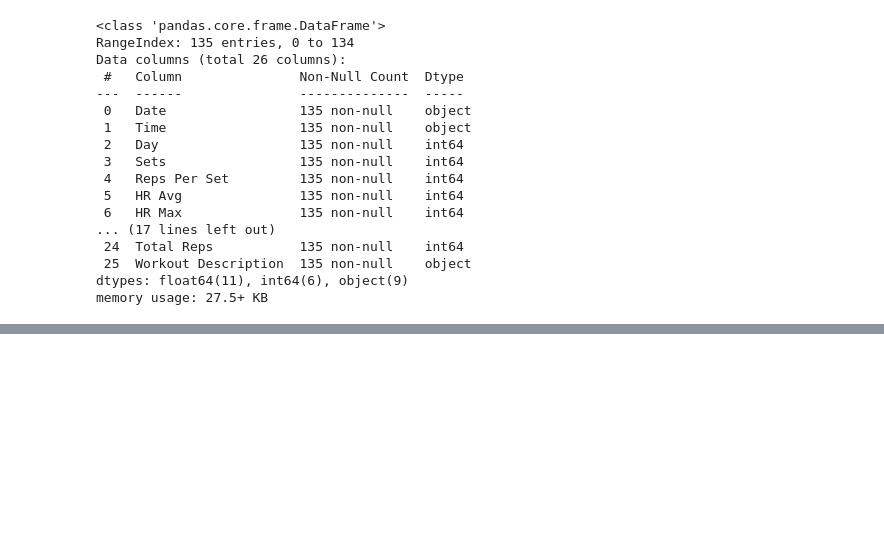
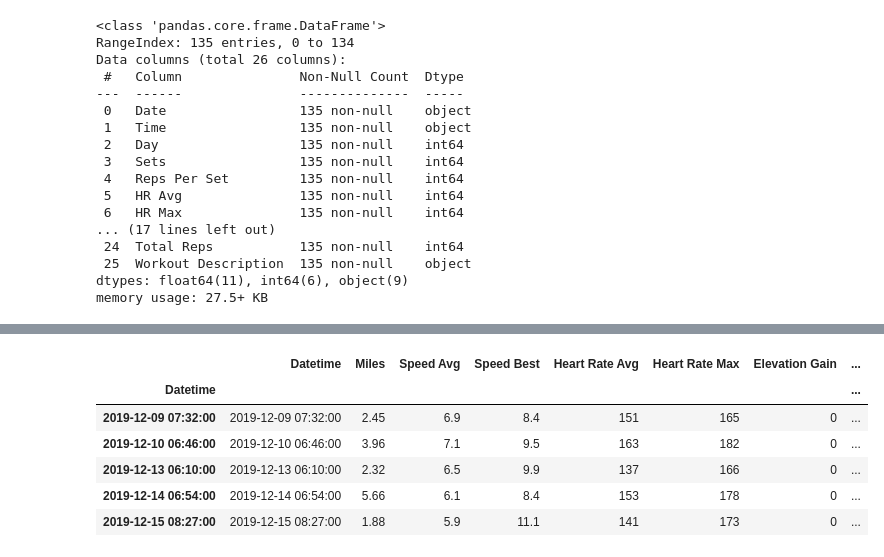
Before and after one commit to dansarmiento/ColaboratoryNotebooks, a Jupyter notebook: PlotlywithJupyterDash.ipynb, the cells around one changed output, grey strips where cells are left out. Drawn from its saved outputs; the diff is of its cells as text; code cells hidden in the pictures; blank space fills up the shorter version.

```diff
--- a/PlotlywithJupyterDash.ipynb
+++ b/PlotlywithJupyterDash.ipynb
@@ -114,3 +123,10 @@ app.layout = html.Div([dcc.Graph(figure=fig)])
 app.run_server(mode='inline')
 # %% [output]
 [interactive output not drawn]
+# %%
+# https://docs.google.com/spreadsheets/d/1Dt2_0qi_qQnU_L4xvoHr_KUf-eTncjFnNwTDeVyieGg/edit?usp=sharing
+sheet_id = "1Dt2_0qi_qQnU_L4xvoHr_KUf-eTncjFnNwTDeVyieGg"
+sheet_name = "Sheet1"
+
+running_url = "https://docs.google.com/spreadsheets/d/{}/gviz/tq?tqx=out:csv&sheet={}".format(sheet_id,sheet_name)
+df_running = pd.read_csv(running_url)
@@ -116,0 +142,14 @@ app.run_server(mode='inline')
+# %%
+df_running.Datetime = pd.to_datetime(df_running.Datetime)
+# %%
+df_running.set_index(df_running.Datetime, inplace=True)
+# %%
+df_running.head()
+# %% [output]
+|  | Datetime | Miles | Speed Avg | Speed Best | Heart Rate Avg | Heart Rate Max | Elevation Gain | ... |
+| Datetime |  |  |  |  |  |  |  | ... |
+| 2019-12-09 07:32:00 | 2019-12-09 07:32:00 | 2.45 | 6.9 | 8.4 | 151 | 165 | 0 | ... |
+| 2019-12-10 06:46:00 | 2019-12-10 06:46:00 | 3.96 | 7.1 | 9.5 | 163 | 182 | 0 | ... |
+| 2019-12-13 06:10:00 | 2019-12-13 06:10:00 | 2.32 | 6.5 | 9.9 | 137 | 166 | 0 | ... |
+| 2019-12-14 06:54:00 | 2019-12-14 06:54:00 | 5.66 | 6.1 | 8.4 | 153 | 178 | 0 | ... |
+| 2019-12-15 08:27:00 | 2019-12-15 08:27:00 | 1.88 | 5.9 | 11.1 | 141 | 173 | 0 | ... |
```
Also changed, not shown: parts of 9 cells of this notebook.
